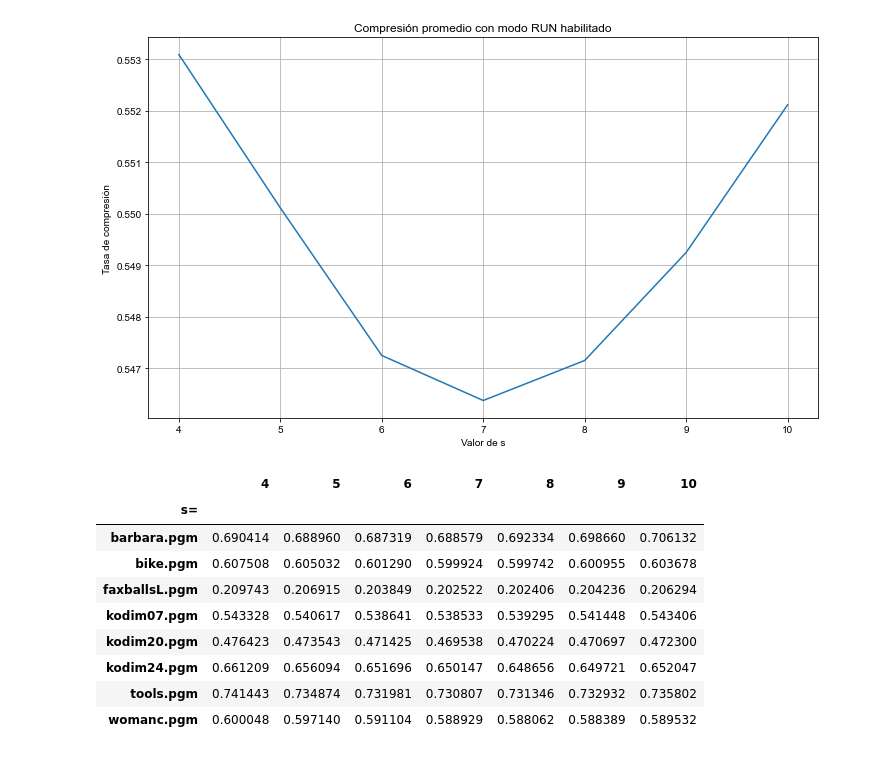
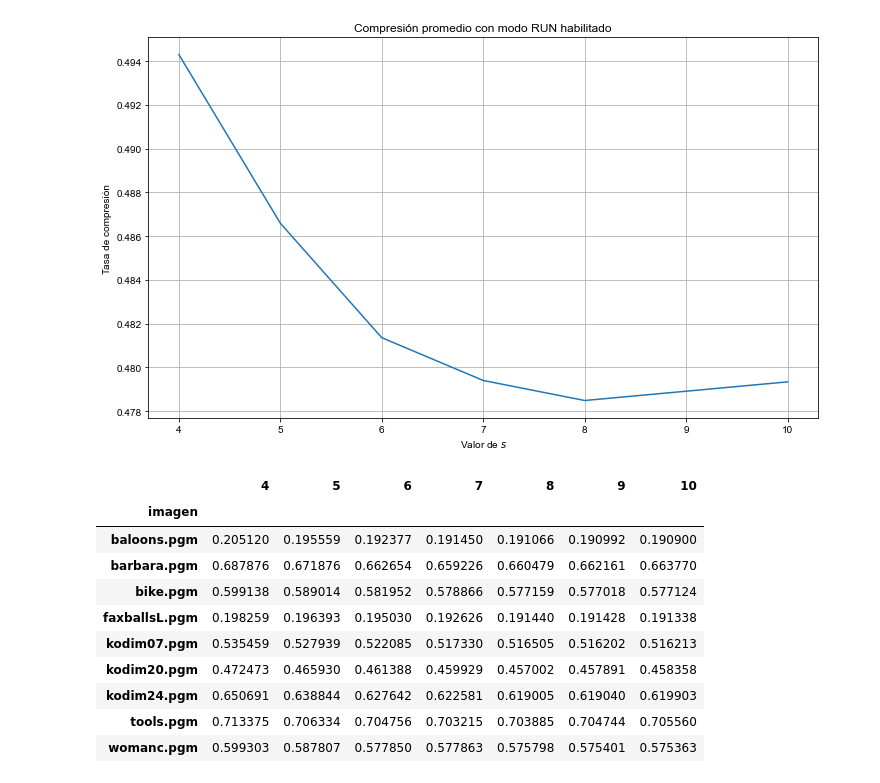
Before and after one commit to nacjck/LOCO3, a Jupyter notebook: TareaGrupo3LOCO/ObtencionDeDatos/resultados/resultados.ipynb, the cells around one changed output. Cells and saved outputs as stored; diff of their text form; code cells hidden in the pictures.

Commit message:
Se generan tablas para documento latex

```diff
--- a/TareaGrupo3LOCO/ObtencionDeDatos/resultados/resultados.ipynb
+++ b/TareaGrupo3LOCO/ObtencionDeDatos/resultados/resultados.ipynb
@@ -3,15 +3,9 @@ import pandas as pd
 import matplotlib.pyplot as plt
 import numpy as np
 import os
-# %%
-# Para habilitar el render de código latex
-plt.rcParams.update({
-  "text.usetex": False,
-  "font.family": "Arial"
-})
 # %%
 def load_comp_csv(filename):
-    s = np.array(['s='] + list(range(4,11)))
+    s = np.array(['imagen'] + list(range(4,11)))
     df = pd.read_csv(filename, sep=' ', skiprows=1, index_col=0, names=s, usecols=[0]+list(range(5,12)))
     df.index = df.index.map(os.path.basename)
     return df
@@ -20,25 +35,26 @@ run = load_comp_csv('run.csv')
 # %%
 fig, ax = plt.subplots(figsize=(12,7))
 run.mean().plot(ax=ax);
-ax.set_xlabel('Valor de s')
+ax.set_xlabel('Valor de $s$')
 ax.set_ylabel('Tasa de compresión')
 ax.set_title('Compresión promedio con modo RUN habilitado')
 ax.grid();
 
 plt.savefig('res.pdf')
 # %% [output]
-[figure, old version]
+[figure, new version]
 # %%
 norun = load_comp_csv('norun.csv')
 norun
 # %% [output]
 |  | 4 | 5 | 6 | 7 | 8 | 9 | 10 |
-| s= |  |  |  |  |  |  |  |
-| barbara.pgm | 0.690414 | 0.688960 | 0.687319 | 0.688579 | 0.692334 | 0.698660 | 0.706132 |
-| bike.pgm | 0.607508 | 0.605032 | 0.601290 | 0.599924 | 0.599742 | 0.600955 | 0.603678 |
-| faxballsL.pgm | 0.209743 | 0.206915 | 0.203849 | 0.202522 | 0.202406 | 0.204236 | 0.206294 |
-| kodim07.pgm | 0.543328 | 0.540617 | 0.538641 | 0.538533 | 0.539295 | 0.541448 | 0.543406 |
-| kodim20.pgm | 0.476423 | 0.473543 | 0.471425 | 0.469538 | 0.470224 | 0.470697 | 0.472300 |
-| kodim24.pgm | 0.661209 | 0.656094 | 0.651696 | 0.650147 | 0.648656 | 0.649721 | 0.652047 |
-| tools.pgm | 0.741443 | 0.734874 | 0.731981 | 0.730807 | 0.731346 | 0.732932 | 0.735802 |
-| womanc.pgm | 0.600048 | 0.597140 | 0.591104 | 0.588929 | 0.588062 | 0.588389 | 0.589532 |
+| imagen |  |  |  |  |  |  |  |
+| baloons.pgm | 0.205120 | 0.195559 | 0.192377 | 0.191450 | 0.191066 | 0.190992 | 0.190900 |
+| barbara.pgm | 0.687876 | 0.671876 | 0.662654 | 0.659226 | 0.660479 | 0.662161 | 0.663770 |
+| bike.pgm | 0.599138 | 0.589014 | 0.581952 | 0.578866 | 0.577159 | 0.577018 | 0.577124 |
+| faxballsL.pgm | 0.198259 | 0.196393 | 0.195030 | 0.192626 | 0.191440 | 0.191428 | 0.191338 |
+| kodim07.pgm | 0.535459 | 0.527939 | 0.522085 | 0.517330 | 0.516505 | 0.516202 | 0.516213 |
+| kodim20.pgm | 0.472473 | 0.465930 | 0.461388 | 0.459929 | 0.457002 | 0.457891 | 0.458358 |
+| kodim24.pgm | 0.650691 | 0.638844 | 0.627642 | 0.622581 | 0.619005 | 0.619040 | 0.619903 |
+| tools.pgm | 0.713375 | 0.706334 | 0.704756 | 0.703215 | 0.703885 | 0.704744 | 0.705560 |
+| womanc.pgm | 0.599303 | 0.587807 | 0.577850 | 0.577863 | 0.575798 | 0.575401 | 0.575363 |
```
Also changed, not shown: parts of 3 cells of this notebook, 3 other files.
